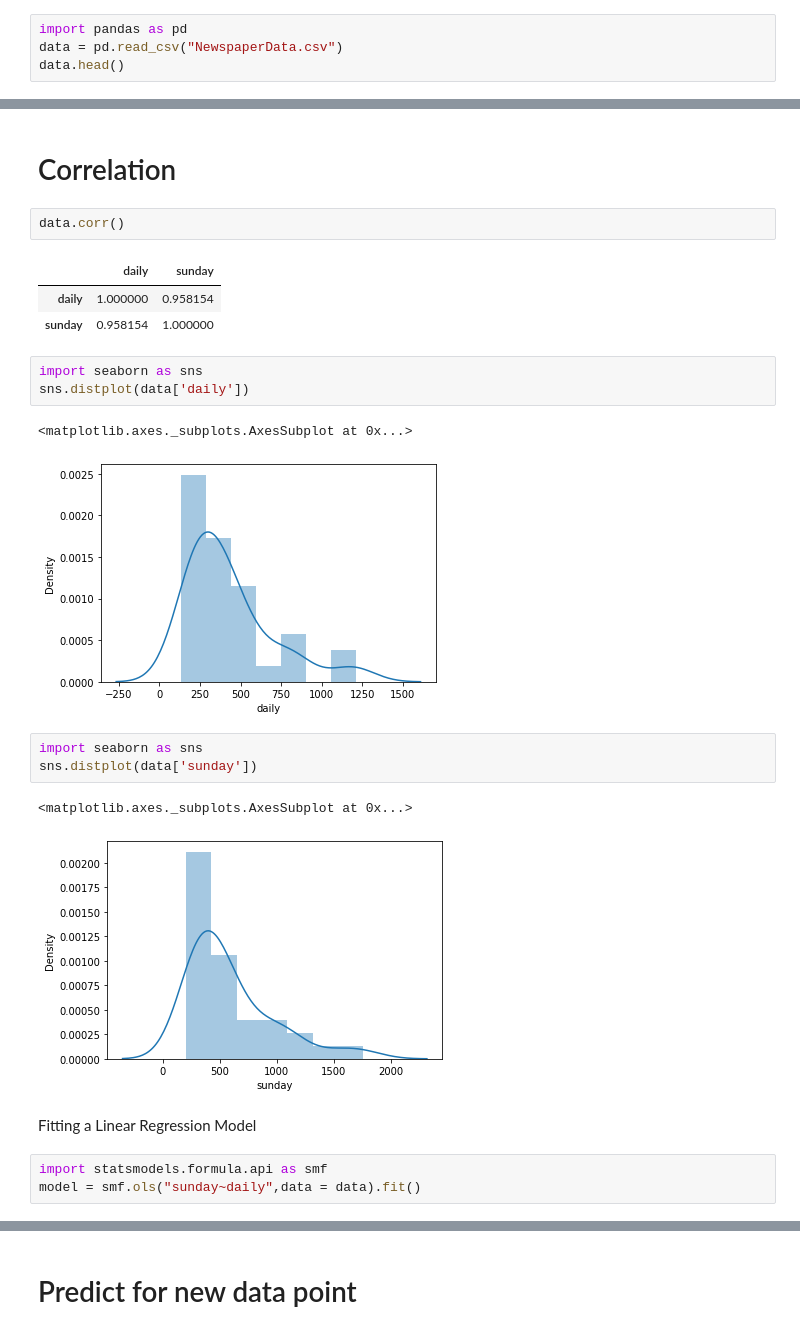
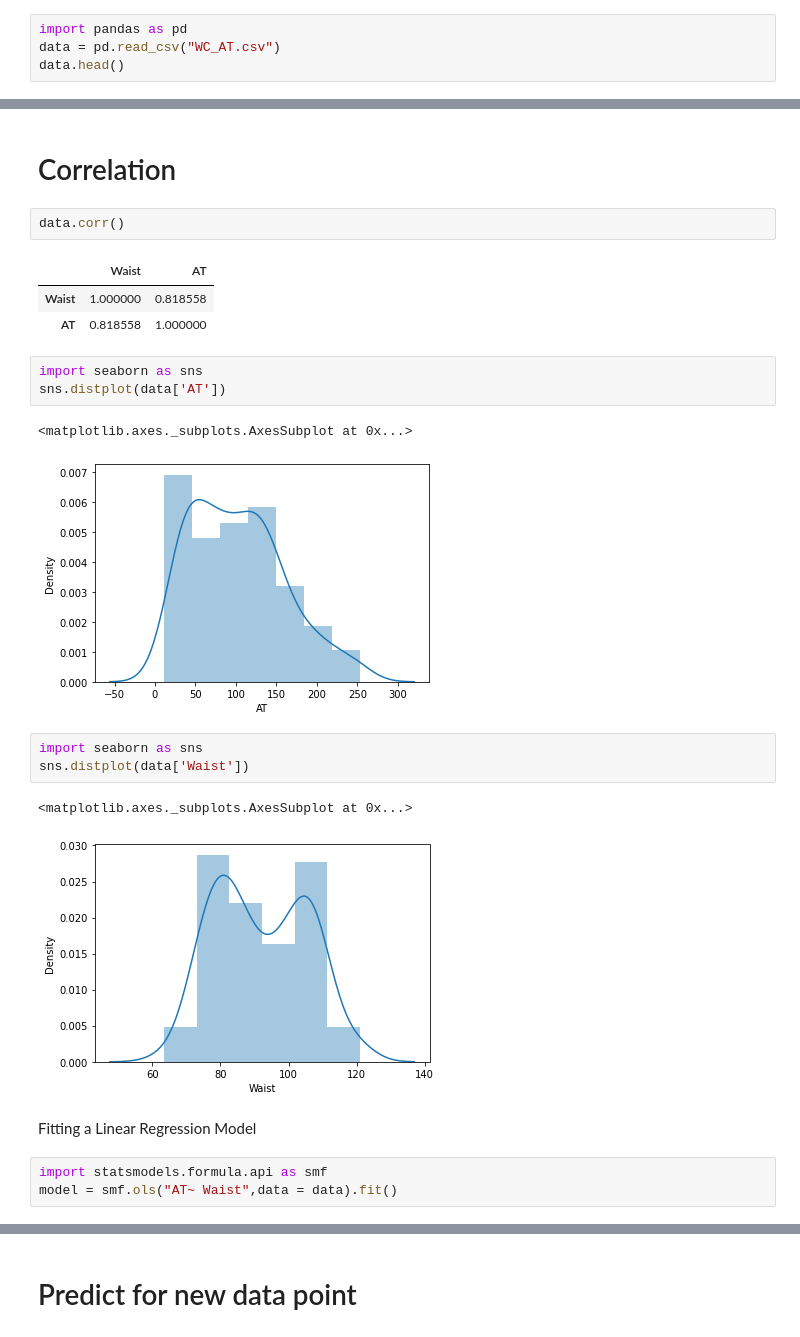
Before and after one commit to ch-aitali/Datascience_batch_17-sep, a Jupyter notebook: news_paper.ipynb, the cells around one changed output, grey strips where cells are left out. Cells and saved outputs as stored; diff of their text form.

```diff
--- a/news_paper.ipynb
+++ b/news_paper.ipynb
@@ -4,6 +4,6 @@
 # Import Data Set
 # %%
 import pandas as pd
-data = pd.read_csv("NewspaperData.csv")
+data = pd.read_csv("WC_AT.csv")
 data.head()
 # %% [output]
@@ -31,24 +30,24 @@ memory usage: 944.0+ bytes
 # %%
 data.corr()
 # %% [output]
-|  | daily | sunday |
-| daily | 1.000000 | 0.958154 |
-| sunday | 0.958154 | 1.000000 |
+|  | Waist | AT |
+| Waist | 1.000000 | 0.818558 |
+| AT | 0.818558 | 1.000000 |
 # %%
 import seaborn as sns
-sns.distplot(data['daily'])
+sns.distplot(data['AT'])
 # %% [output]
 <matplotlib.axes._subplots.AxesSubplot at 0x...>
-[figure, old version]
+[figure, new version]
 # %%
 import seaborn as sns
-sns.distplot(data['sunday'])
+sns.distplot(data['Waist'])
 # %% [output]
 <matplotlib.axes._subplots.AxesSubplot at 0x...>
-[figure, old version]
+[figure, new version]
 # %% [markdown]
 Fitting a Linear Regression Model
 # %%
 import statsmodels.formula.api as smf
-model = smf.ols("sunday~daily",data = data).fit()
+model = smf.ols("AT~ Waist",data = data).fit()
 # %%
```
Also changed, not shown: parts of 9 cells of this notebook.
